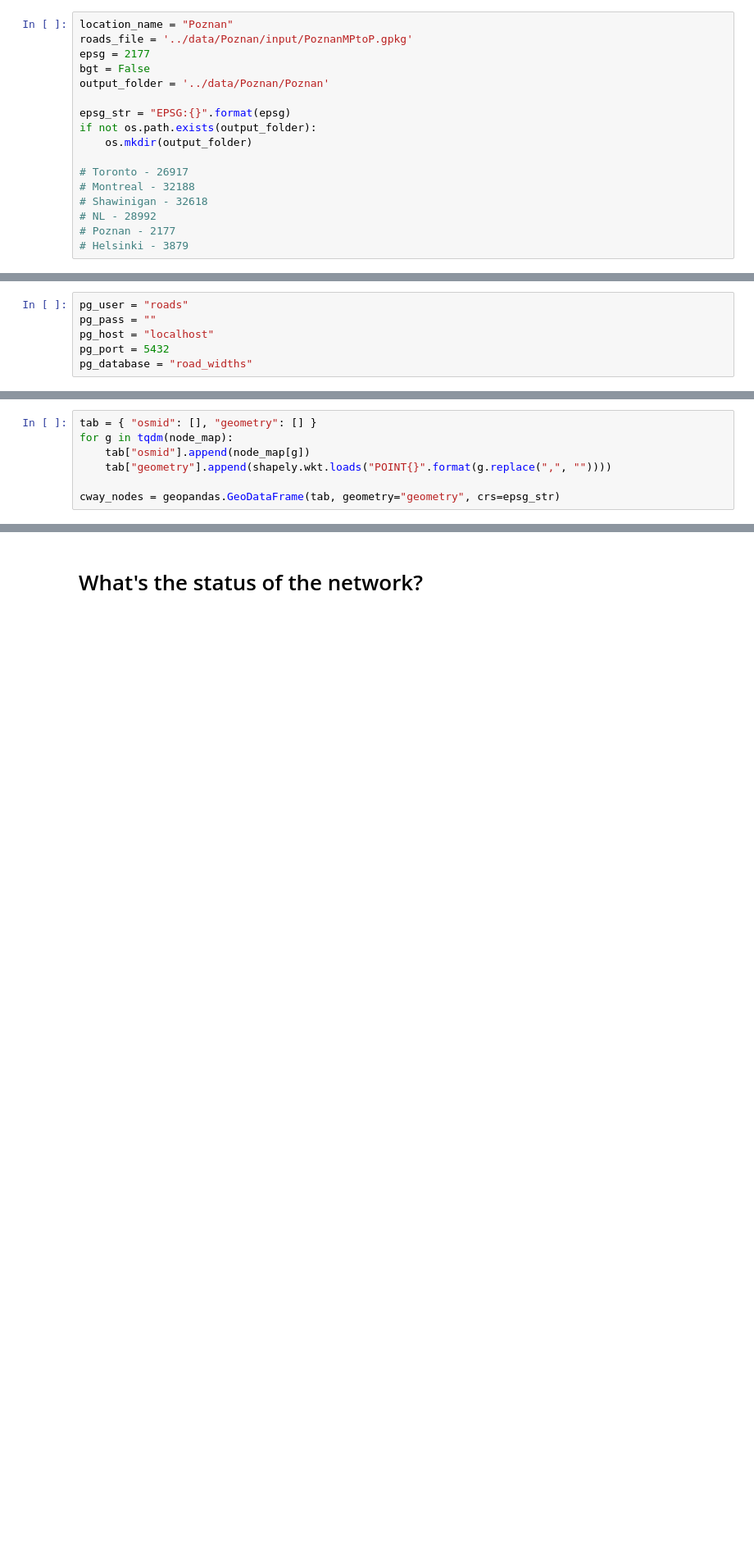
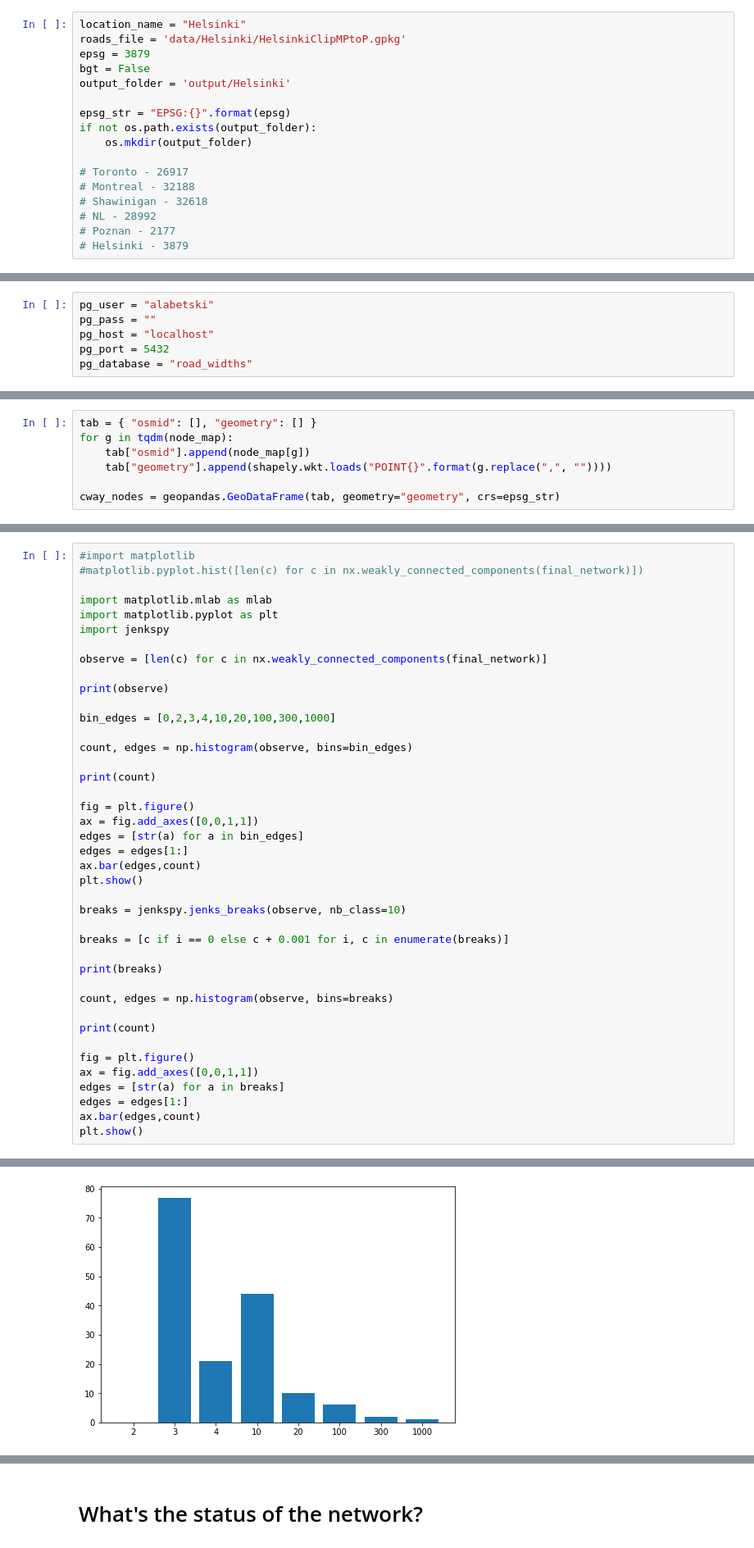
Before and after one commit to tudelft3d/carriageways-creator, a Jupyter notebook: processing.ipynb, the cells around one changed output, grey strips where cells are left out. Shown at 82% size. Drawn from its saved outputs; the diff is of its cells as text; blank space fills up the shorter version.

Commit message:
Add initial bar chart for connected components and fix #48 Stelios mistake

```diff
--- a/processing.ipynb
+++ b/processing.ipynb
@@ -37,11 +37,11 @@ Here is where you can setup the environment to work with your data.
 # %% [markdown]
 ### Data variables
 # %%
-location_name = "Poznan"
-roads_file = '../data/Poznan/input/PoznanMPtoP.gpkg'
-epsg = 2177
+location_name = "Helsinki"
+roads_file = 'data/Helsinki/HelsinkiClipMPtoP.gpkg'
+epsg = 3879
 bgt = False
-output_folder = '../data/Poznan/Poznan'
+output_folder = 'output/Helsinki'
 
 epsg_str = "EPSG:{}".format(epsg)
 if not os.path.exists(output_folder):
@@ -56,7 +56,7 @@ if not os.path.exists(output_folder):
 # %% [markdown]
 ### Database setup
 # %%
-pg_user = "roads"
+pg_user = "alabetski"
 pg_pass = ""
 pg_host = "localhost"
 pg_port = 5432
@@ -2177,0 +2067,42 @@ matplotlib.pyplot.hist([len(c) for c in nx.weakly_connected_components(final_net
+# %%
+#import matplotlib
+#matplotlib.pyplot.hist([len(c) for c in nx.weakly_connected_components(final_network)])
+
+import matplotlib.mlab as mlab
+import matplotlib.pyplot as plt
+import jenkspy
+
+observe = [len(c) for c in nx.weakly_connected_components(final_network)]
+
+print(observe)
+
+bin_edges = [0,2,3,4,10,20,100,300,1000]
+
+count, edges = np.histogram(observe, bins=bin_edges)
+
+print(count)
+
+fig = plt.figure()
+ax = fig.add_axes([0,0,1,1])
+edges = [str(a) for a in bin_edges]
+edges = edges[1:]
+ax.bar(edges,count)
+plt.show()
+
+breaks = jenkspy.jenks_breaks(observe, nb_class=10)
+
+breaks = [c if i == 0 else c + 0.001 for i, c in enumerate(breaks)]
+
+print(breaks)
+
+count, edges = np.histogram(observe, bins=breaks)
+
+print(count)
+
+fig = plt.figure()
+ax = fig.add_axes([0,0,1,1])
+edges = [str(a) for a in breaks]
+edges = edges[1:]
+ax.bar(edges,count)
+plt.show()
+# %% [output]
@@ -2177,0 +2111 @@ matplotlib.pyplot.hist([len(c) for c in nx.weakly_connected_components(final_net
+[figure, added]
```
Also changed, not shown: parts of 17 cells of this notebook.
